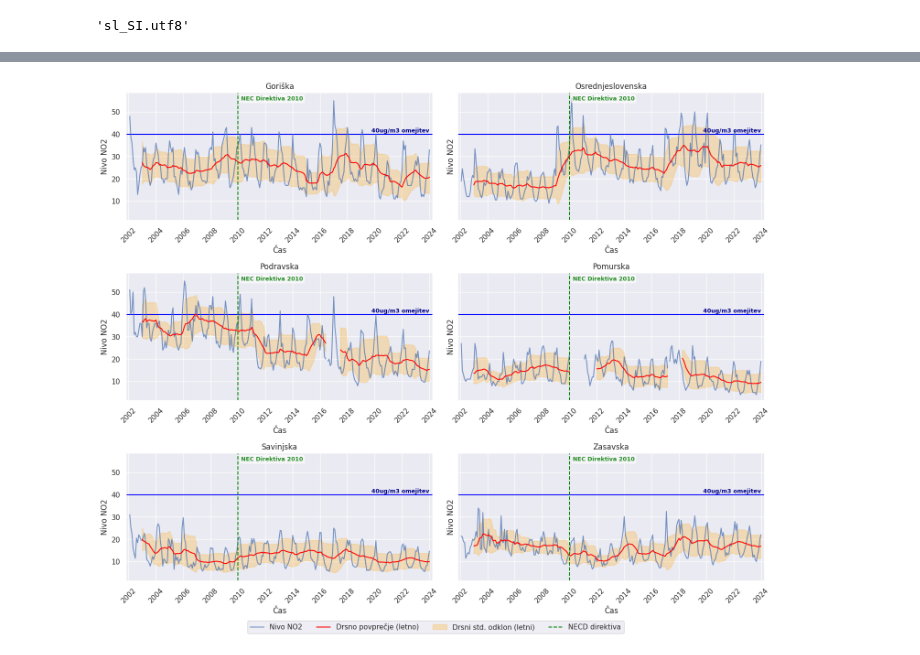
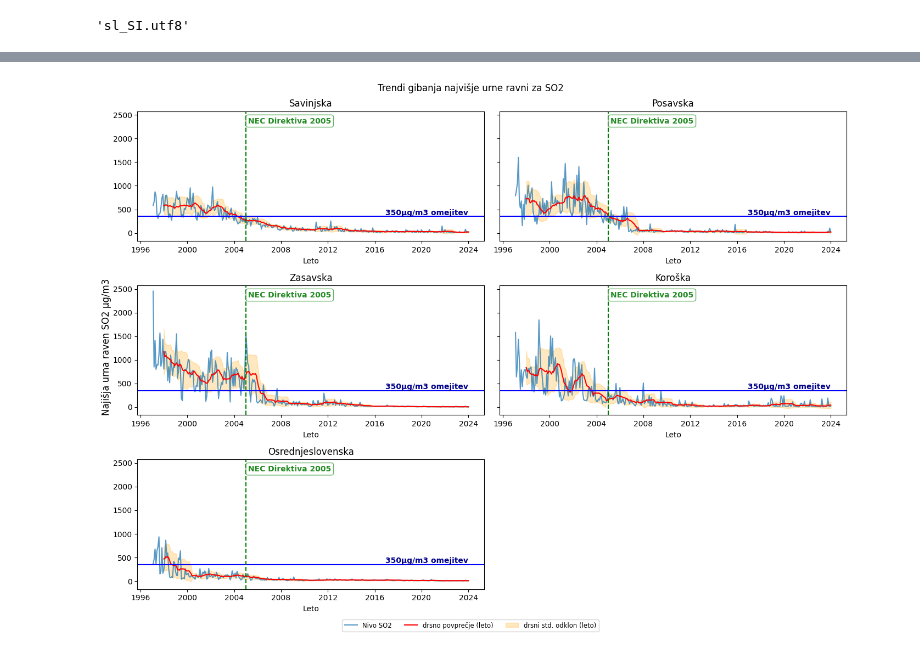
Before and after one commit to Nermin-Mujagic/MDR_analiza_zraka, a Jupyter notebook: 2_visual_analysis.ipynb, the cells around one changed output, grey strips where cells are left out. Cells and saved outputs as stored; diff of their text form; code cells hidden in the pictures.

Commit message:
visualizations

```diff
--- a/2_visual_analysis.ipynb
+++ b/2_visual_analysis.ipynb
@@ -13,5 +18,3 @@ from helpers import filter_region_year
 locale.setlocale(locale.LC_ALL, "sl_SI.utf8")
 # %% [output]
 'sl_SI.utf8'
-# %%
-df = pd.read_csv("podatki/wide_df.csv",parse_dates=['Datum']).drop(columns="Postaja")
@@ -156,4 +21,4 @@ pollutant_graphing(df=df,snov="PM10",limit=40,directive='2005')
-# %%
-pollutant_graphing(df=df,snov="NO2",limit=40,directive='2010')
-# %% [output]
-[figure, removed]
+# %%
+df_mesecne = pd.read_csv("podatki/df_mesecne.csv",parse_dates=['Datum']).drop(columns="Postaja")
+df_dnevne = pd.read_csv("podatki/df_dnevne.csv",parse_dates=['Datum']).drop(columns="Postaja")
+df_urne = pd.read_csv("podatki/df_urne.csv",parse_dates=['Datum']).drop(columns="Postaja")
@@ -159,0 +123,4 @@ pollutant_graphing(df=df,snov="NO2",limit=40,directive='2010')
+# %%
+plot_pollutant_trends(df=df_urne,pollutant="SO2",data_type="ura")
+# %% [output]
+[figure, added]
```
Also changed, not shown: parts of 10 cells of this notebook, 19 other files.
